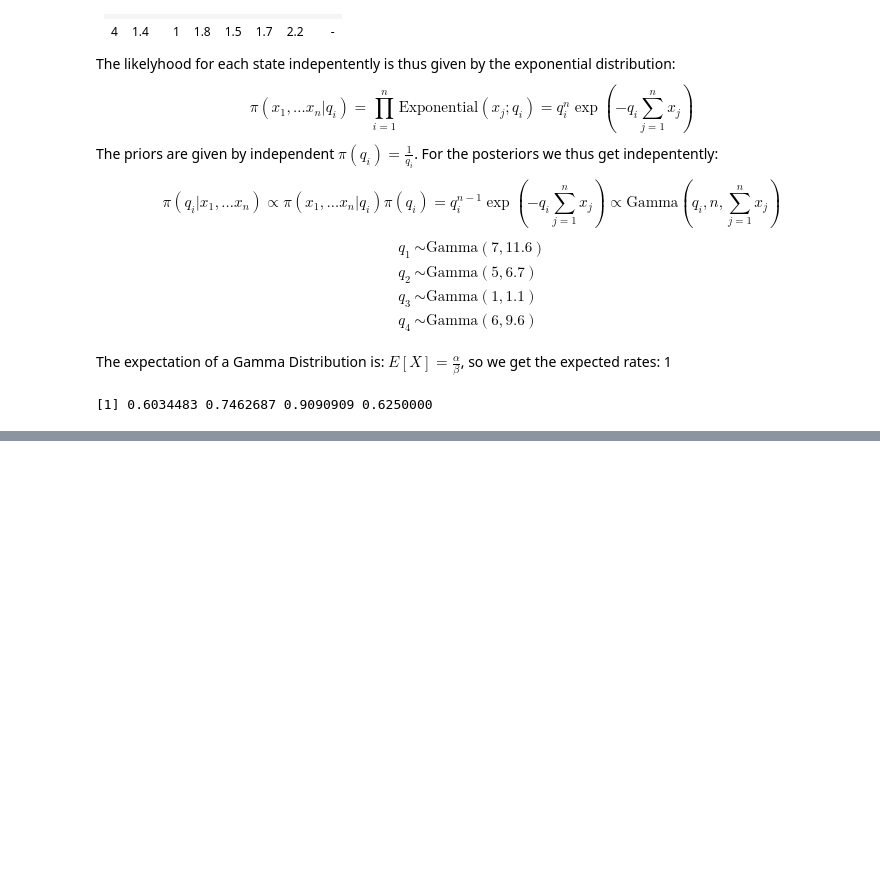
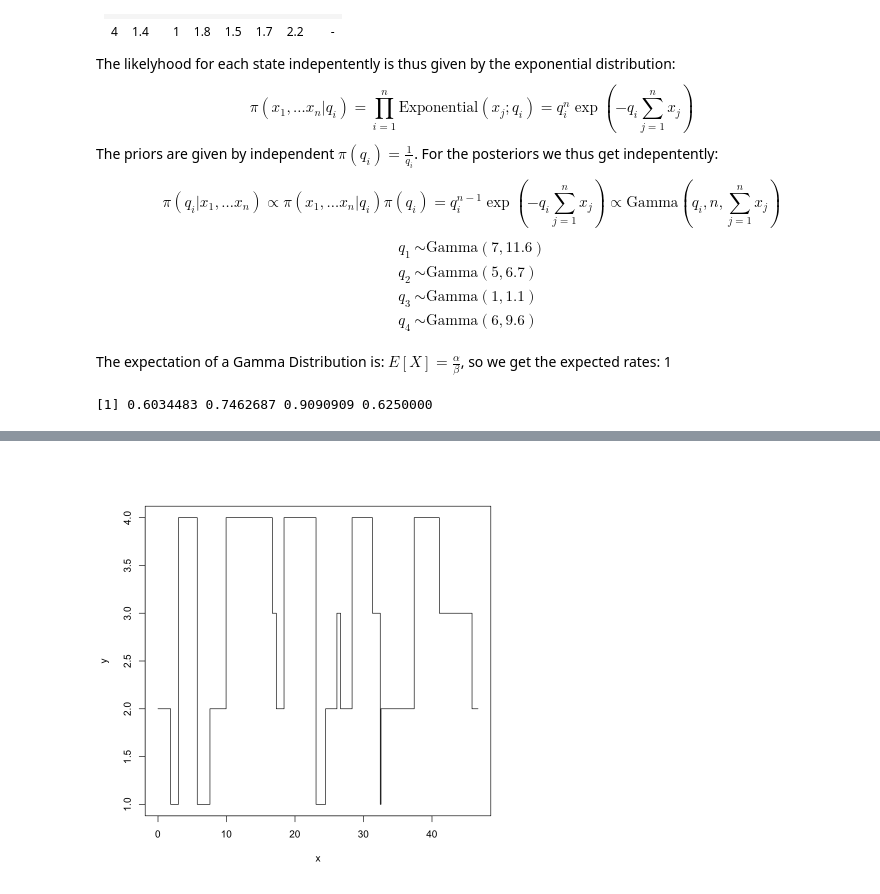
Before and after one commit to focccus/MVE550-Stochastic-processes, a Jupyter notebook: A3/assignment 3.ipynb, the cells around one changed output, grey strips where cells are left out. Saved outputs shown, nothing was run; the diff lists cells and outputs as text; code cells hidden in the pictures; blank space fills up the shorter version.

```diff
--- a/A3/assignment 3.ipynb
+++ b/A3/assignment 3.ipynb
@@ -166,7 +145,8 @@ The expectation of a Gamma Distribution is: $E[X] = \frac{\alpha}{\beta}$, so we
 number_visited <- c(7, 5, 1, 6)
 holding_times <- c(11.6, 6.7, 1.1, 9.6)
 
-number_visited / holding_times
+q <- number_visited / holding_times
+q
 # %% [output]
 [1] 0.6034483 0.7462687 0.9090909 0.6250000
 # %% [markdown]
@@ -176,3 +157,17 @@ distributions of the holding times of the chain, and outputs the long-term
 probability that the process will be in state 3.
 Apply the code to the expected values found in questions (a) and (b) and
 report the result.
+# %%
+stationary_distribution <- function(P, q) {
+  Q0 <- P*matrix(q, 4, 4)
+  Q  <- Q0 - diag(q)
+
+  # find pQ=0
+  Q2 <- Q
+  Q2[,1] <- 1
+  result <- c(1, 0, 0, 0)%*%solve(Q2)      # Right-hand side: zeros for pQ=0, and 1 for sum=1
+
+  return(result)
+}
+
+stationary_distribution(expectations, q)
@@ -178,0 +232,33 @@ report the result.
+# %%
+# Ptilde <- matrix(c(0, 3/4, 1/4,
+#                    1/2, 0, 1/2,
+#                    1/5, 4/5, 0), 3, 3, byrow=T)
+# # Rates for leaving states (example):
+# q <- c(2, 1, 0.5)
+
+
+
+############ A simulation from such a Markov chain
+############ assuming it starts at 2:
+P <- sample_P(alpha_matrix)
+q <- sample_q(number_visited,holding_times)
+N <- 20
+states <- rep(0, N)
+states[1] <- 2
+
+for (i in 2:N)
+
+  states[i] <- sample(1:4, 1, prob = P[states[i-1],])
+
+waits <- rexp(N, q[states])
+times <- cumsum(waits)
+
+# To plot the simulation as a step function:
+x <- y <- rep(0,2*N)
+y[2*(1:N)-1] <- states
+y[2*(1:N)] <- states
+x[2*(1:N)] <- times
+x[2*(2:N)-1] <- times[-N]
+plot(x, y, type="l")
+# %% [output]
+[figure, added]
```
Also changed, not shown: parts of 9 cells of this notebook, 1 other file.
